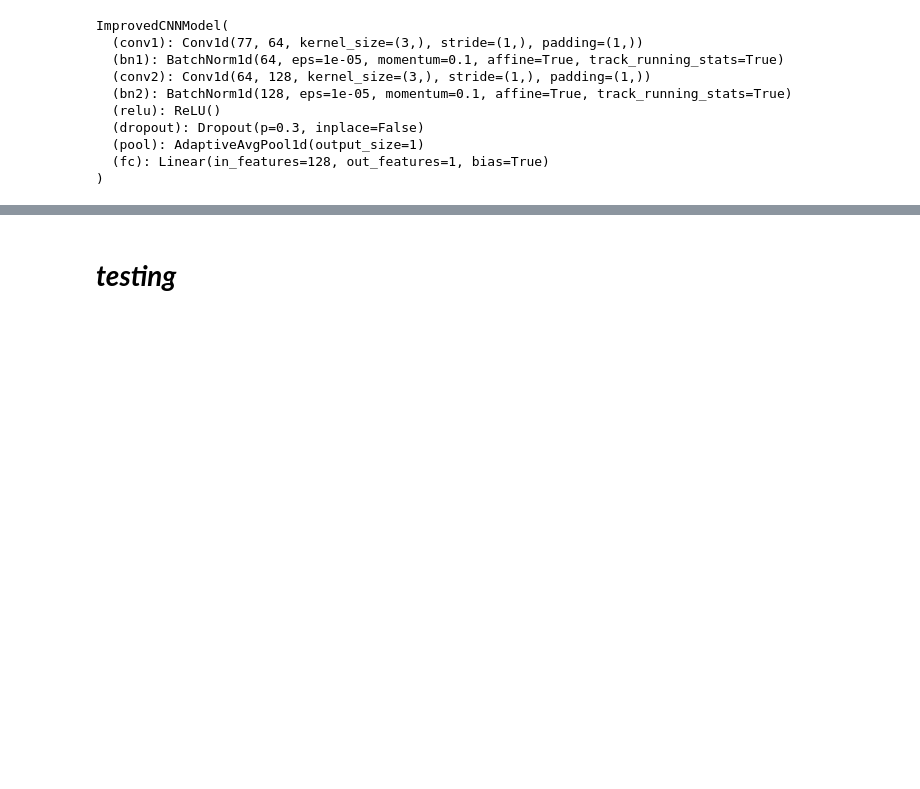
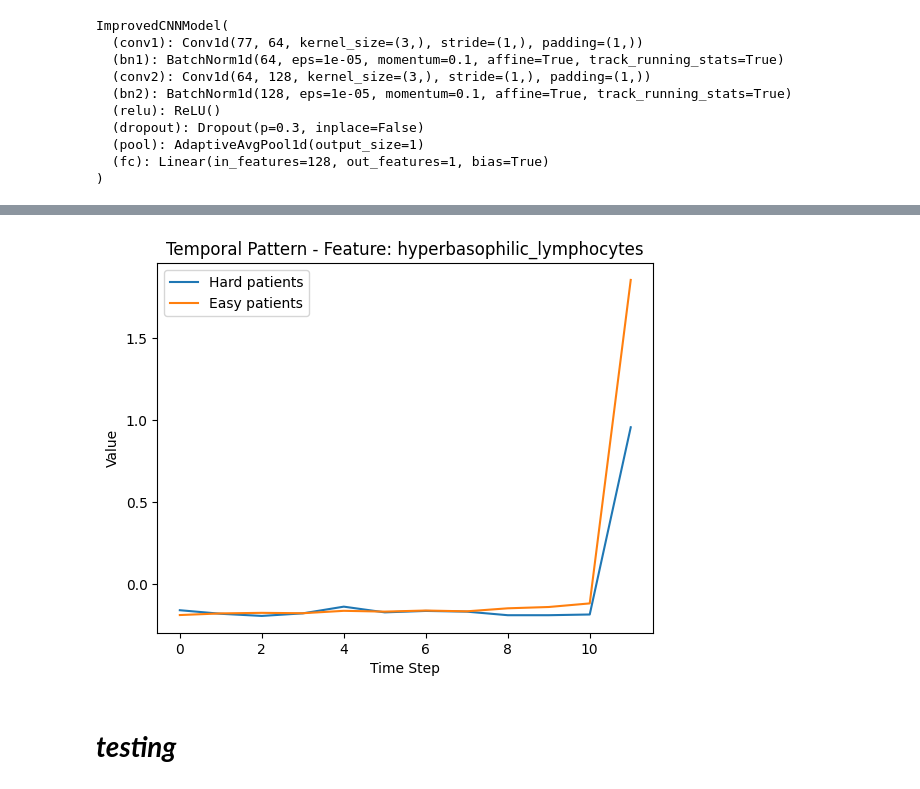
Before and after one commit to Joseph-elias/MediNetFusion, a Jupyter notebook: notebook-challenge-LSTM.ipynb, the cells around one changed output, grey strips where cells are left out. Saved outputs shown, nothing was run; the diff lists cells and outputs as text; code cells hidden in the pictures; blank space fills up the shorter version.

```diff
--- a/notebook-challenge-LSTM.ipynb
+++ b/notebook-challenge-LSTM.ipynb
@@ -45,7 +88,7 @@ from sklearn.model_selection import train_test_split
 
 # y should be a 1D numpy array of 0/1 labels
 X_train, X_val, y_train, y_val = train_test_split(
-    X_ready, y, test_size=0.2, random_state=42, stratify=y
+    X_ready, y, test_size=0.3, random_state=42, stratify=y
 )
 
 print("Train shape:", X_train.shape)
@@ -472,0 +718,3 @@ AUC: 0.9138 | Acc: 0.9427 | Best F1: 0.4638 @ Threshold: 0.38
+# %%
+y_pred = (probs_fused > best_thresh).astype(int)
+errors = (y_pred != y_true).astype(int)  # 1 if misclassified, 0 if correct
@@ -472,0 +744,6 @@ AUC: 0.9138 | Acc: 0.9427 | Best F1: 0.4638 @ Threshold: 0.38
+# %%
+misclassified_idx = np.where(errors == 1)[0]
+# %%
+hard_patients = X_val[misclassified_idx]        # shape: (n_hard, t, f)
+hard_labels   = y_true[misclassified_idx]       # true labels
+hard_preds    = y_pred[misclassified_idx]       # wrong predictions
@@ -473,3 +813,19 @@ AUC: 0.9138 | Acc: 0.9427 | Best F1: 0.4638 @ Threshold: 0.38
+# %%
+import matplotlib.pyplot as plt
+
+feature_id = 63 # Example, replace with top ones like 41, 42, etc.
+hard_mean = np.nanmean(hard_patients[:, :, feature_id], axis=0)
+easy_mean = np.nanmean(X_val[errors == 0][:, :, feature_id], axis=0)
+
+plt.plot(hard_mean, label="Hard patients")
+plt.plot(easy_mean, label="Easy patients")
+plt.title(f"Temporal Pattern - Feature: {feature_labels[feature_id]}")
+plt.xlabel("Time Step")
+plt.ylabel("Value")
+plt.legend()
+plt.show()
+# %% [output]
+[figure, added]
 # %% [markdown]
 # ***testing***
 # %%
```
Also changed, not shown: parts of 22 cells of this notebook, 7 other files.
